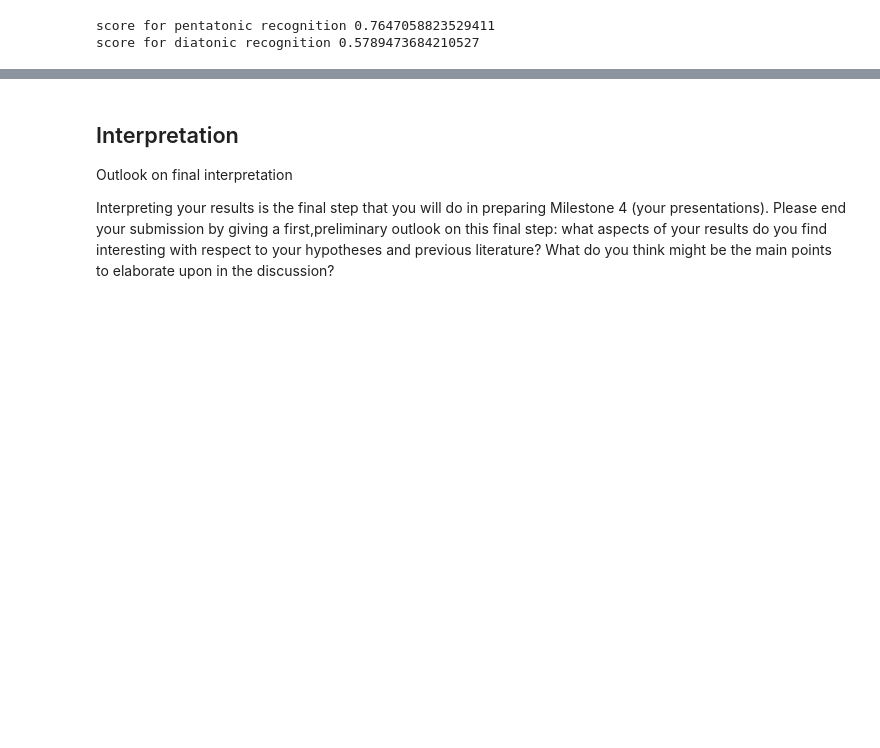
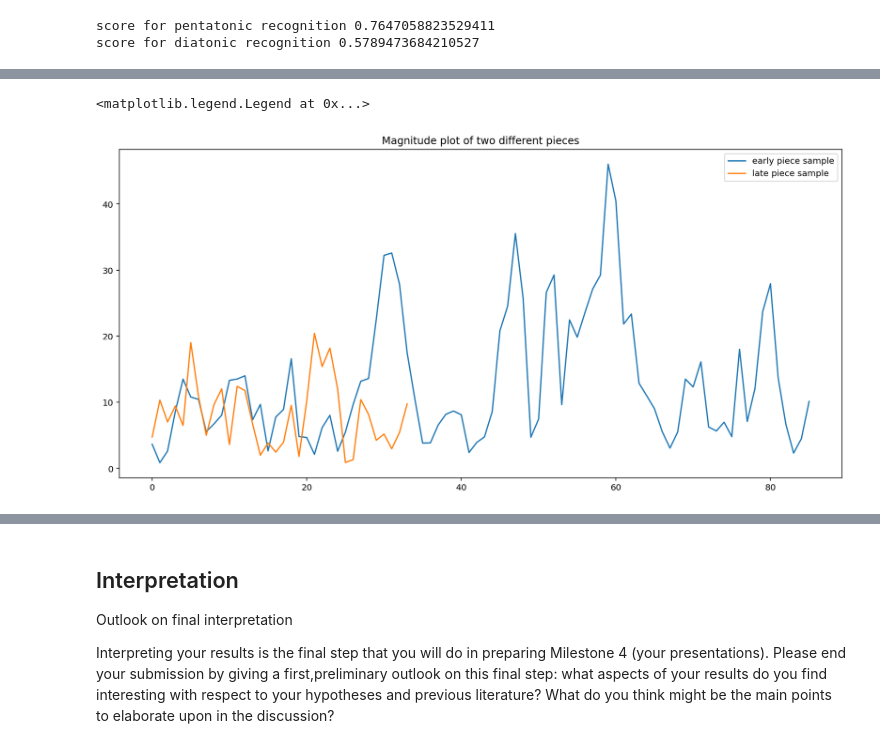
Before and after one commit to ludovicaschaerf/Group-5-Debussy-Pitch-Scapes, a Jupyter notebook: milestone3.ipynb, the cells around one changed output, grey strips where cells are left out. Drawn from its saved outputs; the diff is of its cells as text; code cells hidden in the pictures; blank space fills up the shorter version.

```diff
--- a/milestone3.ipynb
+++ b/milestone3.ipynb
@@ -211,3 +249,13 @@ plt.plot(list(magnitudes.values())[-1], ax=ax)
+# %%
+fig = plt.figure(figsize=(15, 7))
+ax = fig.add_subplot()
+ax.plot(list(magnitudes.values())[0], label='early piece sample')
+ax.plot(list(magnitudes.values())[-3], label='late piece sample')
+plt.title('Magnitude plot of two different pieces')
+plt.legend()
+# %% [output]
+<matplotlib.legend.Legend at 0x...>
+[figure, added]
 # %%
 plt.scatter([name.split('\\')[-1][:4] for name in peaks.keys()], [np.array(val).sum() for val in peaks.values()])
 plt.xticks(rotation=90)
```
Also changed, not shown: parts of 7 cells of this notebook.
